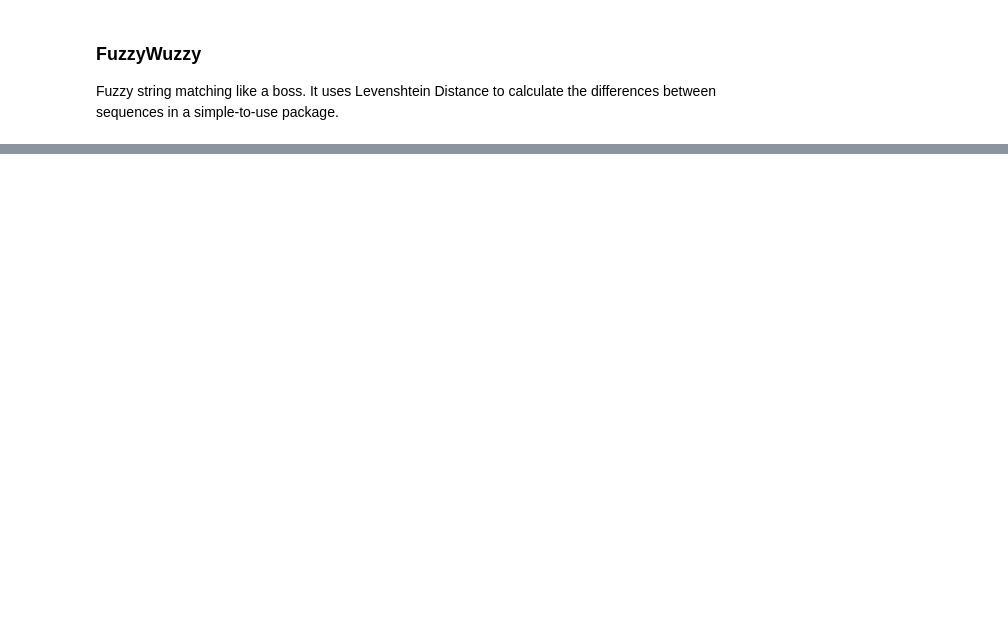
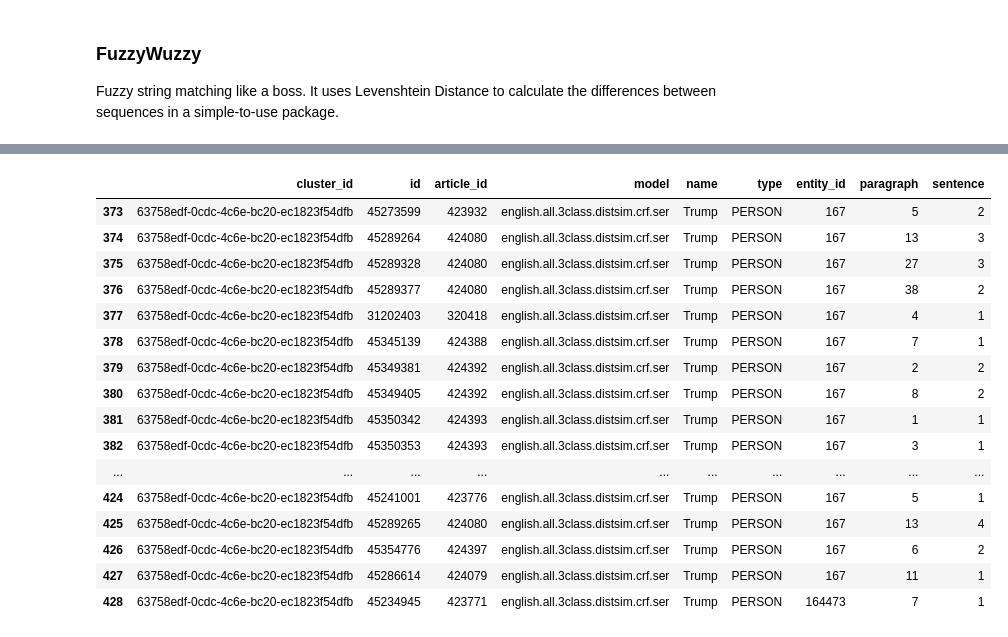
Before and after one commit to TeeanRonson/EntityResolution, a Jupyter notebook: EntityResolutionModel1.ipynb, the cells around one changed output, grey strips where cells are left out. Cells and saved outputs as stored; diff of their text form; code cells hidden in the pictures; blank space fills up the shorter version.

```diff
--- a/EntityResolutionModel1.ipynb
+++ b/EntityResolutionModel1.ipynb
@@ -232,0 +246,25 @@ entity_people.loc[entities['type']=='PERSON'].sort_values('SCORE',ascending=Fals
+# %%
+deduped_people = pd.read_csv("/Users/Rong/Documents/USF/EntityResolution/Model1/DedupedPersons.csv")
+
+grouped_clusterId = deduped_people.groupby('cluster_id')
+grouped_name = deduped_people.groupby('name')
+
+grouped_name.get_group('Trump')
+# %% [output]
+|  | cluster_id | id | article_id | model | name | type | entity_id | paragraph | sentence |
+| 373 | 63758edf-0cdc-4c6e-bc20-ec1823f54dfb | 45273599 | 423932 | english.all.3class.distsim.crf.ser | Trump | PERSON | 167 | 5 | 2 |
+| 374 | 63758edf-0cdc-4c6e-bc20-ec1823f54dfb | 45289264 | 424080 | english.all.3class.distsim.crf.ser | Trump | PERSON | 167 | 13 | 3 |
+| 375 | 63758edf-0cdc-4c6e-bc20-ec1823f54dfb | 45289328 | 424080 | english.all.3class.distsim.crf.ser | Trump | PERSON | 167 | 27 | 3 |
+| 376 | 63758edf-0cdc-4c6e-bc20-ec1823f54dfb | 45289377 | 424080 | english.all.3class.distsim.crf.ser | Trump | PERSON | 167 | 38 | 2 |
+| 377 | 63758edf-0cdc-4c6e-bc20-ec1823f54dfb | 31202403 | 320418 | english.all.3class.distsim.crf.ser | Trump | PERSON | 167 | 4 | 1 |
+| 378 | 63758edf-0cdc-4c6e-bc20-ec1823f54dfb | 45345139 | 424388 | english.all.3class.distsim.crf.ser | Trump | PERSON | 167 | 7 | 1 |
+| 379 | 63758edf-0cdc-4c6e-bc20-ec1823f54dfb | 45349381 | 424392 | english.all.3class.distsim.crf.ser | Trump | PERSON | 167 | 2 | 2 |
+| 380 | 63758edf-0cdc-4c6e-bc20-ec1823f54dfb | 45349405 | 424392 | english.all.3class.distsim.crf.ser | Trump | PERSON | 167 | 8 | 2 |
+| 381 | 63758edf-0cdc-4c6e-bc20-ec1823f54dfb | 45350342 | 424393 | english.all.3class.distsim.crf.ser | Trump | PERSON | 167 | 1 | 1 |
+| 382 | 63758edf-0cdc-4c6e-bc20-ec1823f54dfb | 45350353 | 424393 | english.all.3class.distsim.crf.ser | Trump | PERSON | 167 | 3 | 1 |
+| ... | ... | ... | ... | ... | ... | ... | ... | ... | ... |
+| 424 | 63758edf-0cdc-4c6e-bc20-ec1823f54dfb | 45241001 | 423776 | english.all.3class.distsim.crf.ser | Trump | PERSON | 167 | 5 | 1 |
+| 425 | 63758edf-0cdc-4c6e-bc20-ec1823f54dfb | 45289265 | 424080 | english.all.3class.distsim.crf.ser | Trump | PERSON | 167 | 13 | 4 |
+| 426 | 63758edf-0cdc-4c6e-bc20-ec1823f54dfb | 45354776 | 424397 | english.all.3class.distsim.crf.ser | Trump | PERSON | 167 | 6 | 2 |
+| 427 | 63758edf-0cdc-4c6e-bc20-ec1823f54dfb | 45286614 | 424079 | english.all.3class.distsim.crf.ser | Trump | PERSON | 167 | 11 | 1 |
+| 428 | 63758edf-0cdc-4c6e-bc20-ec1823f54dfb | 45234945 | 423771 | english.all.3class.distsim.crf.ser | Trump | PERSON | 164473 | 7 | 1 |
```
Also changed, not shown: parts of 9 cells of this notebook, 6 other files.
